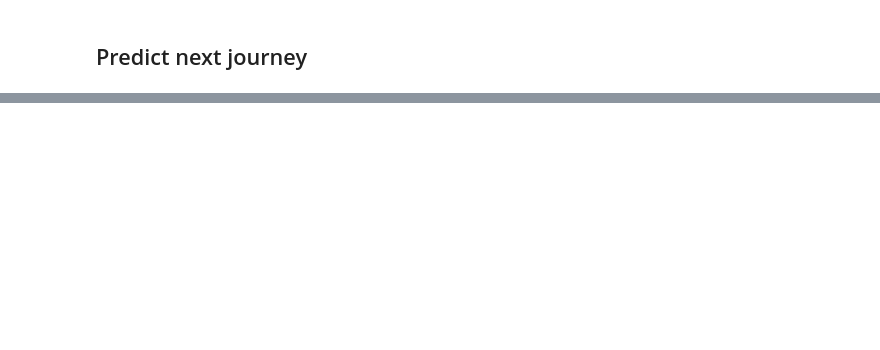
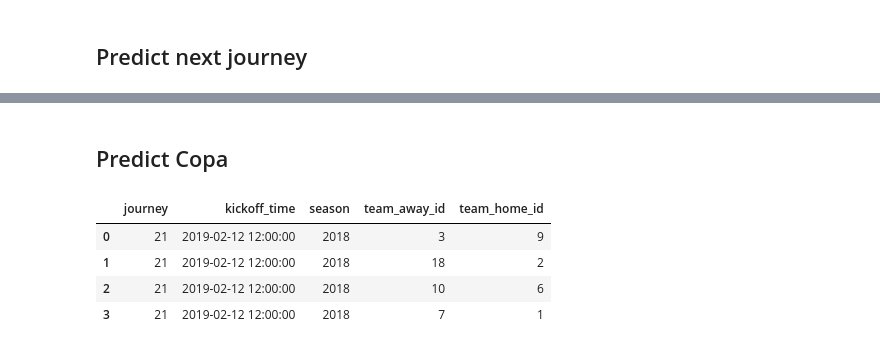
Before and after one commit to fsantoga/acb, a Jupyter notebook: ml/ML.ipynb, the cells around one changed output, grey strips where cells are left out. Drawn from its saved outputs; the diff is of its cells as text; code cells hidden in the pictures; blank space fills up the shorter version.

```diff
--- a/ml/ML.ipynb
+++ b/ml/ML.ipynb
@@ -382,0 +360,12 @@ Est999  -6.0  -2.0  22.0  13.0  13.0   8.0   5.0 -10.0   3.0
+# %% [markdown]
+## Predict Copa
+# %%
+d = {'team_home_id': [9, 2, 6, 1], 'team_away_id': [3, 18, 10, 7], 'season': 4*[2018], 'kickoff_time' : 4*[pd.Timestamp(year=2019, month=2, day=12, hour=12)], 'journey' : 4*[21]}
+df_copa = pd.DataFrame(data=d)
+df_copa
+# %% [output]
+|  | journey | kickoff_time | season | team_away_id | team_home_id |
+| 0 | 21 | 2019-02-12 12:00:00 | 2018 | 3 | 9 |
+| 1 | 21 | 2019-02-12 12:00:00 | 2018 | 18 | 2 |
+| 2 | 21 | 2019-02-12 12:00:00 | 2018 | 10 | 6 |
+| 3 | 21 | 2019-02-12 12:00:00 | 2018 | 7 | 1 |
```
Also changed, not shown: parts of 9 cells of this notebook.
